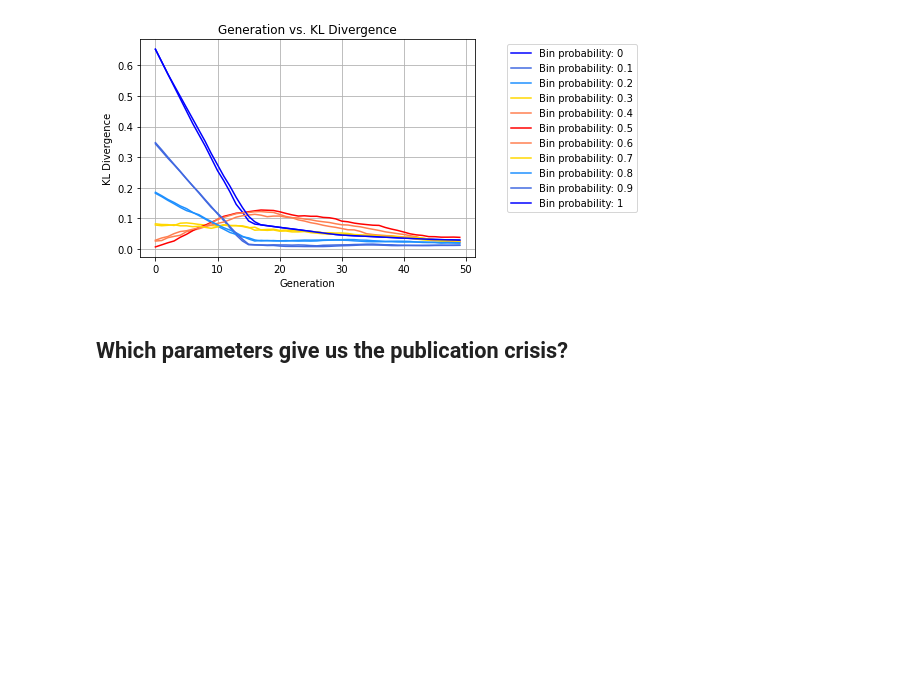
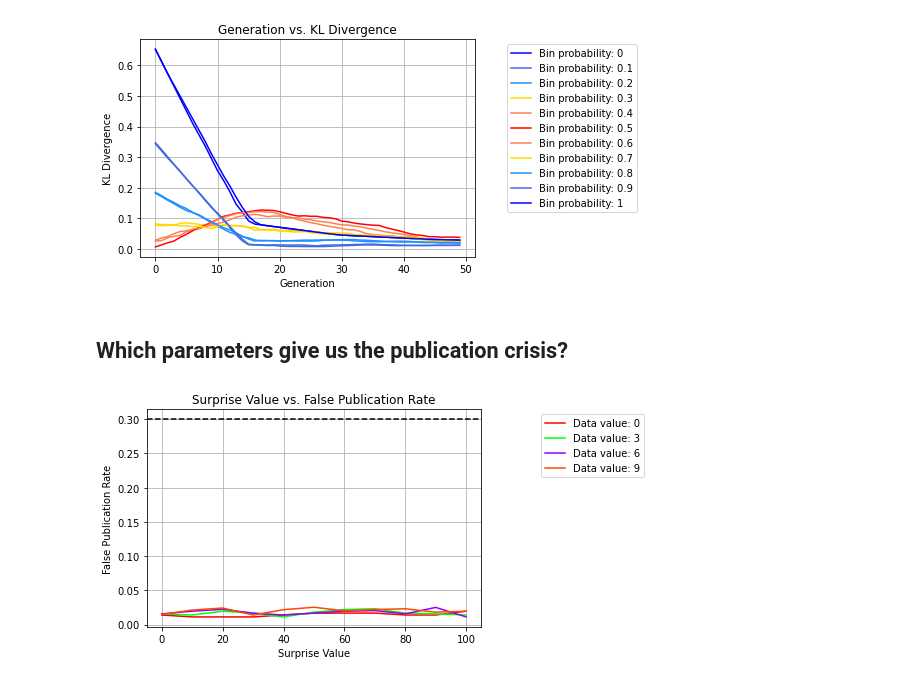
Before and after one commit to MarinaMancoridis/Thesis, a Jupyter notebook: Thesis_Simulations/analysis.ipynb, the cells around one changed output. Cells and saved outputs as stored; diff of their text form; code cells hidden in the pictures; blank space fills up the shorter version.

```diff
--- a/Thesis_Simulations/analysis.ipynb
+++ b/Thesis_Simulations/analysis.ipynb
@@ -179,7 +189,0 @@ average_KL_per_generation = pickle.load(file)
-# %%
-x = []
-y = []
-
-for gen_no in average_KL_per_generation:
-    x.append(gen_no)
-    y.append(average_KL_per_generation[gen_no])
@@ -202,7 +189,0 @@ No handles with labels found to put in legend.
-# %%
-file = open("/Users/marinamancoridis/Thesis/Thesis_Simulations/final_map.p", 'rb')
-final_map = pickle.load(file)
-x = []
-
-for gen_no in final_map[0]:
-    x.append(gen_no)
@@ -305,5 +244,7 @@ plt.show()
 # aim is to graph scalar for surprise against false publication rate (also graph y = 0.3)
 # plot a line corresponding to different scalar values for the amount of data...
 # ... this will tell you how well an increase in data is able to curtail false publication values
-surprise_values = [0, 1, 2, 3, 4, 5, 6, 7, 8, 9, 10]
+surprise_values = [0, 10, 20, 30, 40, 50, 60, 70, 80, 90, 100]
 data_values = [0, 1, 2, 3, 4, 5, 6, 7, 8, 9, 10]
+file = open("/Users/marinamancoridis/Thesis/Thesis_Simulations/fpr.p", 'rb')
+fpr = pickle.load(file)
@@ -312,0 +251,38 @@ fpr = pickle.load(file)
+# %%
+rainbow_colors = ['#FF0000', '#FF7F00', '#FFFF00', '#00FF00', '#0000FF', '#4B0082', '#8B00FF', '#FF00FF', '#FF1493', '#FF4500', '#FFD700']
+# %%
+x = surprise_values
+y = {}
+for i in data_values:
+    y[i] = np.zeros(len(surprise_values))
+
+
+for key in fpr:
+    surprise_val = key[0]
+    data_val = key[1]
+
+    surprise_idx = 0
+    for i in range(0, len(surprise_values)):
+        if surprise_val == surprise_values[i]:
+            surprise_idx = i
+
+    y[data_val][surprise_idx] = fpr[key]
+
+for data_val in y:
+    if data_val / 3 == round(data_val / 3):
+        plt.plot(x, y[data_val], label=f"Data value: {data_val}", color=rainbow_colors[data_val])
+
+plt.axhline(y=0.3, color='black', linestyle='--')
+
+plt.xlabel('Surprise Value')
+plt.ylabel('False Publication Rate')
+plt.title('Surprise Value vs. False Publication Rate')
+
+plt.legend(loc='upper right', bbox_to_anchor=(1.5, 1.0))
+
+plt.grid(True)
+
+plt.savefig('graphics/surprise_vs_false_publication_rate.pdf', format='pdf', bbox_inches='tight')
+plt.show()
+# %% [output]
+[figure, added]
```
Also changed, not shown: parts of 12 cells of this notebook, 13 other files.
